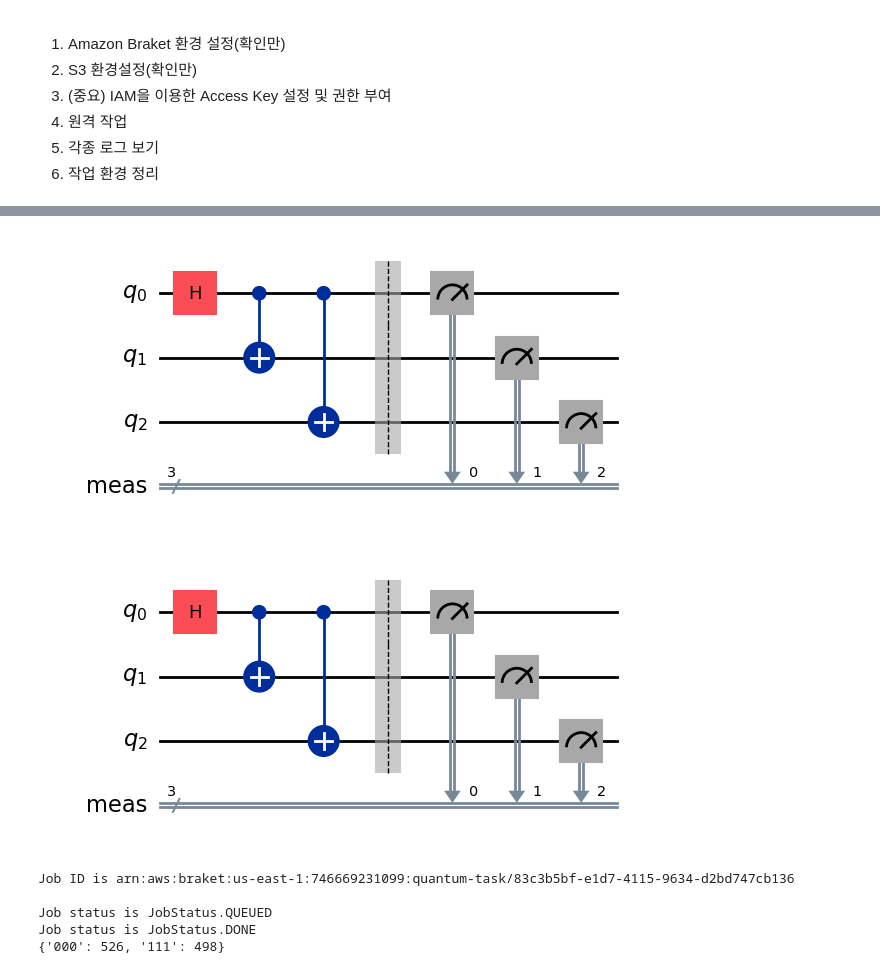
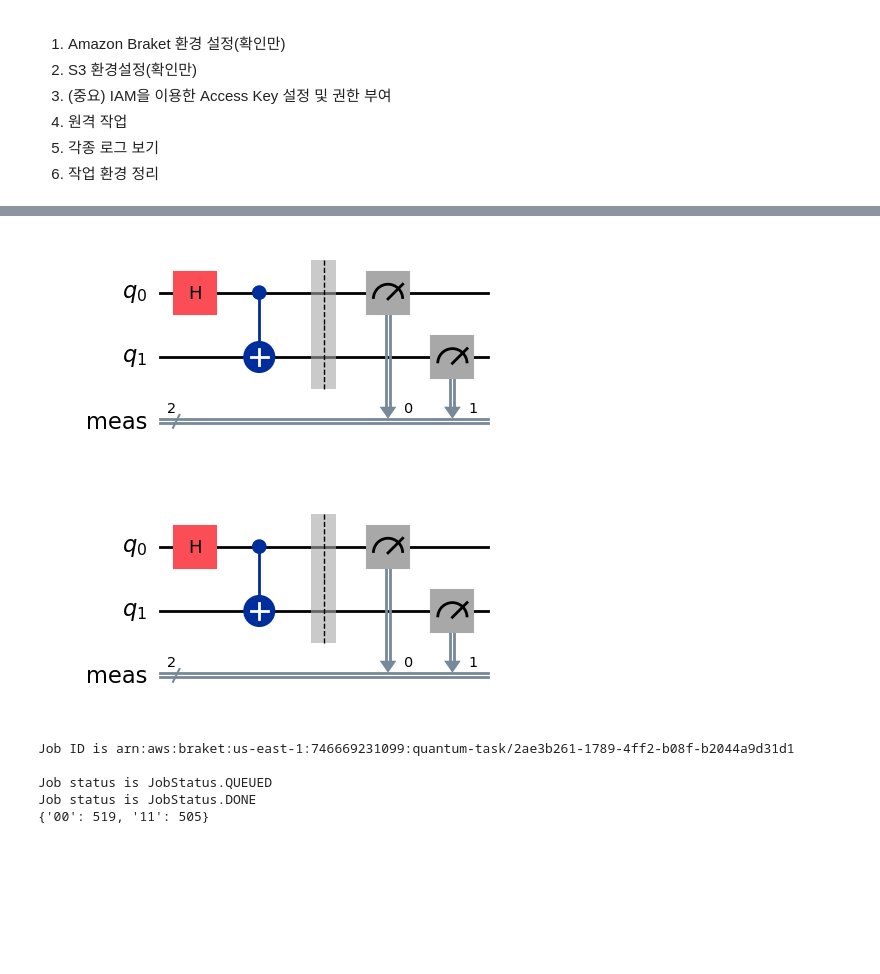
Before and after one commit to mkbahk/QuantumComputing, a Jupyter notebook: Quantum-Hello-World_Qiskit-braket-provider-withAmazon_Braket_mkbahk_20240909.ipynb, the cells around one changed output, grey strips where cells are left out. Cells and saved outputs as stored; diff of their text form; code cells hidden in the pictures; blank space fills up the shorter version.

```diff
--- a/Quantum-Hello-World_Qiskit-braket-provider-withAmazon_Braket_mkbahk_20240909.ipynb
+++ b/Quantum-Hello-World_Qiskit-braket-provider-withAmazon_Braket_mkbahk_20240909.ipynb
@@ -78,20 +76,20 @@ backend = managed_sv1
 # %%
 from qiskit import QuantumCircuit
 
-circuit = QuantumCircuit(3)
+circuit = QuantumCircuit(2)
 circuit.h(0)
 circuit.cx(0, 1)
-circuit.cx(0, 2)
 circuit.measure_all()
+
 circuit.draw("mpl")
 # %% [output]
-[figure, old version]
+[figure, new version]
 # %%
 from qiskit.compiler import transpile, assemble
 trans_qc = transpile(circuit, backend)
 trans_qc.draw("mpl")
 # %% [output]
-[figure, old version]
+[figure, new version]
 # %%
 from qiskit.providers.jobstatus import JobStatus
 import time
@@ -113,11 +111,11 @@ print("Job status is", job.status() )
 counts = job.result().get_counts()
 print(counts)
 # %% [output]
-Job ID is arn:aws:braket:us-east-1:746669231099:quantum-task/83c3b5bf-e1d7-4115-9634-d2bd747cb136
+Job ID is arn:aws:braket:us-east-1:746669231099:quantum-task/2ae3b261-1789-4ff2-b08f-b2044a9d31d1
 
 Job status is JobStatus.QUEUED
 Job status is JobStatus.DONE
-{'000': 526, '111': 498}
+{'00': 519, '11': 505}
 # %%
 from qiskit.visualization import plot_histogram
 plot_histogram(data=counts)
```
Also changed, not shown: parts of 8 cells of this notebook.
